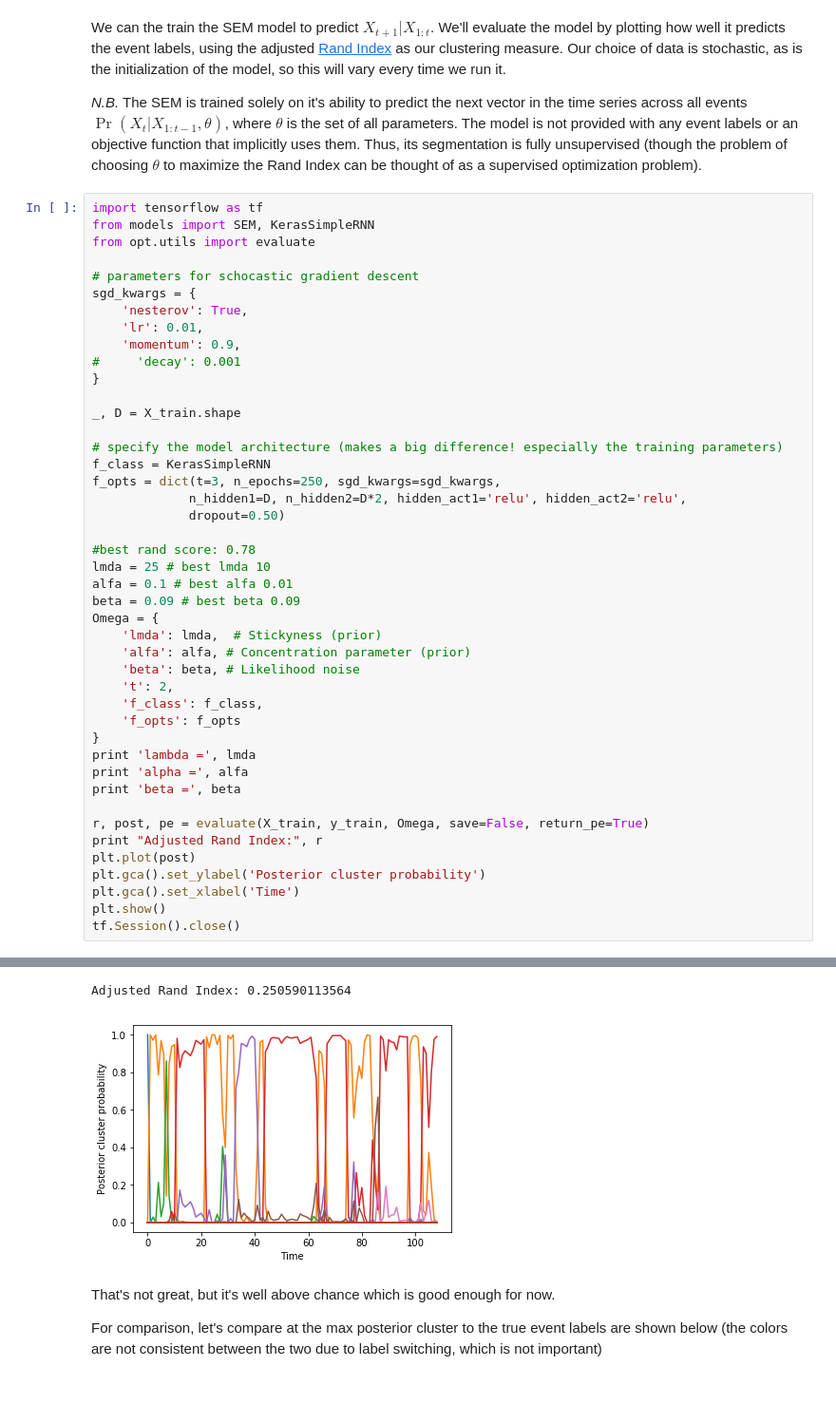
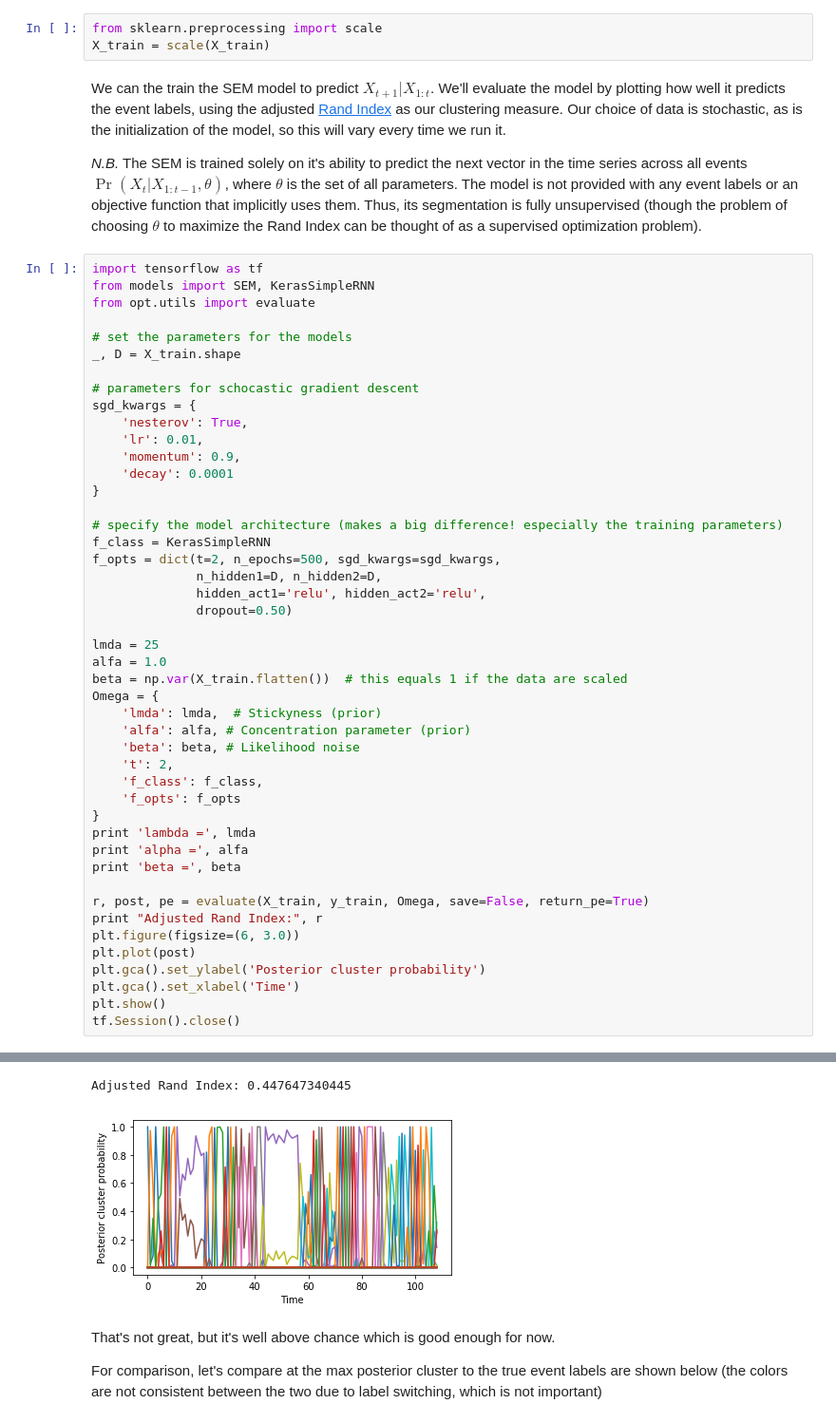
Before and after one commit to nicktfranklin/SEM_paper_simulations, a Jupyter notebook: Demo - Motion Capture Data.ipynb, the cells around one changed output, grey strips where cells are left out. Shown at 95% size. Saved outputs shown, nothing was run; the diff lists cells and outputs as text; blank space fills up the shorter version.

Commit message:
scale all of the data and locked likehood variance to 1. Updated training protocols for event models

```diff
--- a/Demo - Motion Capture Data.ipynb
+++ b/Demo - Motion Capture Data.ipynb
@@ -85,6 +85,9 @@ from opt.utils import generate_random_events
 X_train, y_train = generate_random_events(10, data_file=data_file)
 # %% [output]
 Using TensorFlow backend.
+# %%
+from sklearn.preprocessing import scale
+X_train = scale(X_train)
 # %% [markdown]
 We can the train the SEM model to predict $X_{t+1}|X_{1:t}$. We'll evaluate the model by plotting how well it predicts the event labels, using the adjusted [Rand Index](https://en.wikipedia.org/wiki/Rand_index) as our clustering measure. Our choice of data is stochastic, as is the initialization of the model, so this will vary every time we run it.
 
@@ -93,27 +96,28 @@ We can the train the SEM model to predict $X_{t+1}|X_{1:t}$. We'll evaluate the
 import tensorflow as tf
 from models import SEM, KerasSimpleRNN
 from opt.utils import evaluate
+
+# set the parameters for the models
+_, D = X_train.shape
 
 # parameters for schocastic gradient descent
 sgd_kwargs = {
     'nesterov': True,
     'lr': 0.01,
     'momentum': 0.9,
-#     'decay': 0.001
+    'decay': 0.0001
 }
-
-_, D = X_train.shape
 
 # specify the model architecture (makes a big difference! especially the training parameters)
 f_class = KerasSimpleRNN
-f_opts = dict(t=3, n_epochs=250, sgd_kwargs=sgd_kwargs,
-             n_hidden1=D, n_hidden2=D*2, hidden_act1='relu', hidden_act2='relu',
-             dropout=0.50)
+f_opts = dict(t=2, n_epochs=500, sgd_kwargs=sgd_kwargs,
+              n_hidden1=D, n_hidden2=D,
+              hidden_act1='relu', hidden_act2='relu',
+              dropout=0.50)
 
-#best rand score: 0.78
-lmda = 25 # best lmda 10
-alfa = 0.1 # best alfa 0.01
-beta = 0.09 # best beta 0.09
+lmda = 25
+alfa = 1.0
+beta = np.var(X_train.flatten())  # this equals 1 if the data are scaled
 Omega = {
     'lmda': lmda,  # Stickyness (prior)
     'alfa': alfa, # Concentration parameter (prior)
@@ -128,6 +132,7 @@ print 'beta =', beta
 
 r, post, pe = evaluate(X_train, y_train, Omega, save=False, return_pe=True)
 print "Adjusted Rand Index:", r
+plt.figure(figsize=(6, 3.0))
 plt.plot(post)
 plt.gca().set_ylabel('Posterior cluster probability')
 plt.gca().set_xlabel('Time')
@@ -140,6 +145,6 @@ beta = 0.09
 Widget Javascript not detected.  It may not be installed or enabled properly.
-Adjusted Rand Index: 0.250590113564
+Adjusted Rand Index: 0.447647340445
-[figure, old version]
+[figure, new version]
 # %% [markdown]
 That's not great, but it's well above chance which is good enough for now.
 
```
Also changed, not shown: parts of 7 cells of this notebook, 1 other file.
